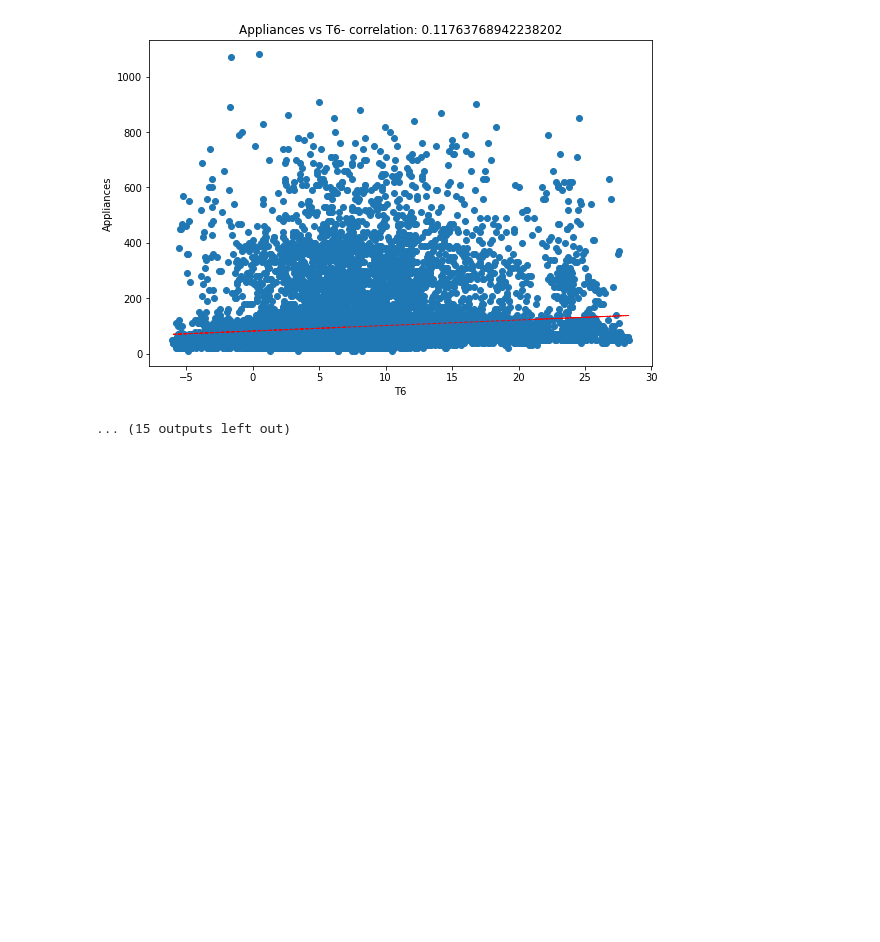
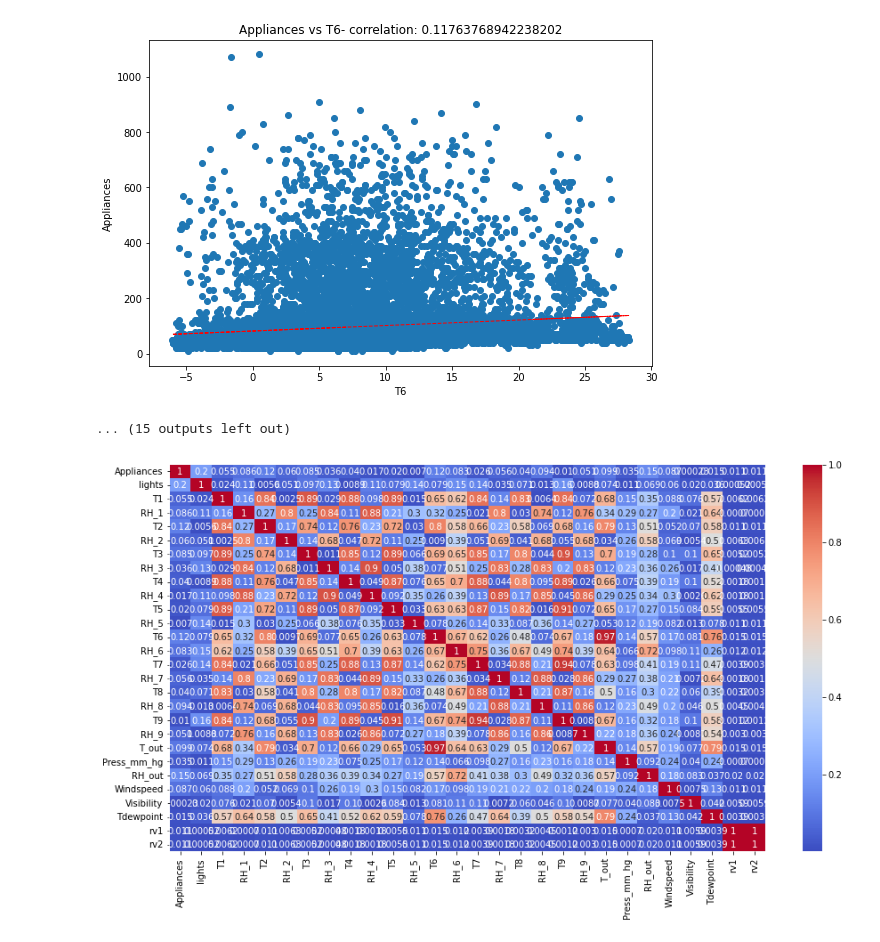
Before and after one commit to m123m12/data_application_energy-project, a Jupyter notebook: data_application_energy.ipynb, the cells around one changed output. Saved outputs shown, nothing was run; the diff lists cells and outputs as text; code cells hidden in the pictures; blank space fills up the shorter version.

```diff
--- a/data_application_energy.ipynb
+++ b/data_application_energy.ipynb
@@ -174,3 +174,11 @@ for col in numeric_features[1:]:
 [figure]
 [figure]
 ... (15 outputs left out)
+# %%
+ ## Correlation
+plt.figure(figsize=(15,8))
+correlation = data_application_energy.corr()
+sns.heatmap(abs(correlation), annot=True, cmap='coolwarm')
+plt.show()
+# %% [output]
+[figure, added]
```
Also changed, not shown: parts of 1 cell of this notebook.
